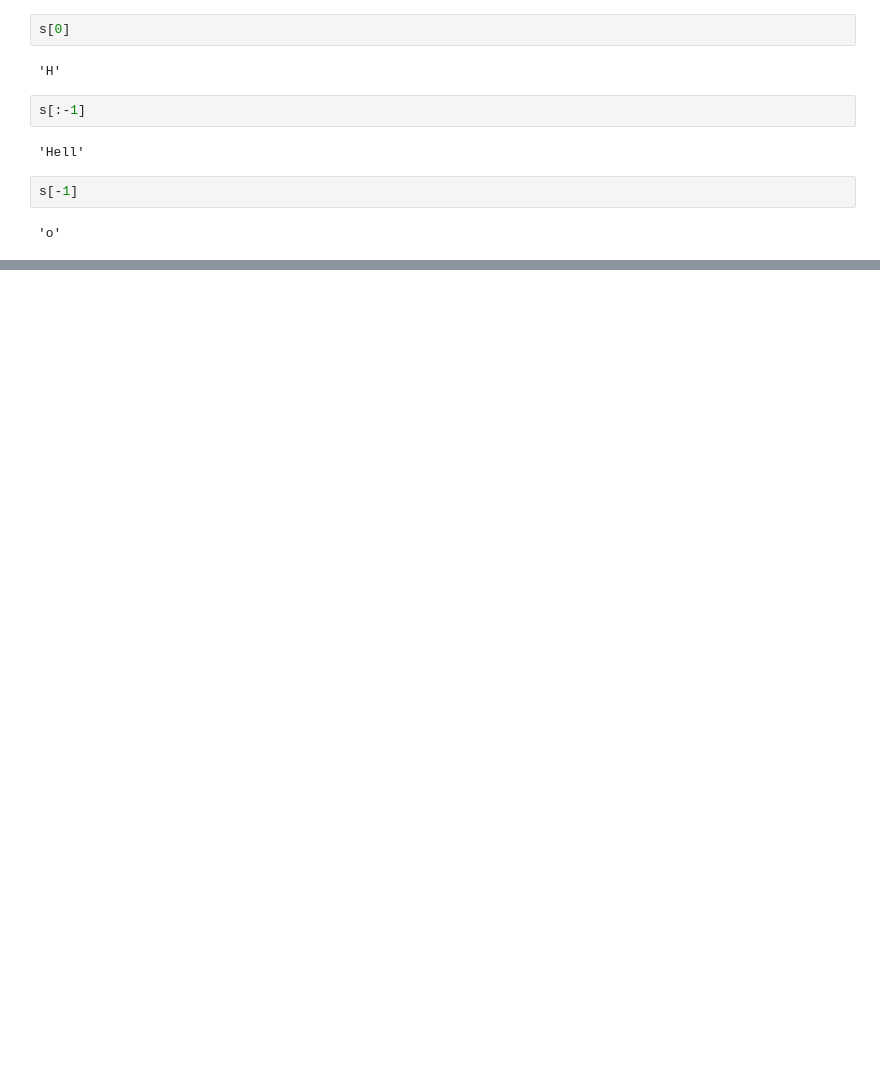
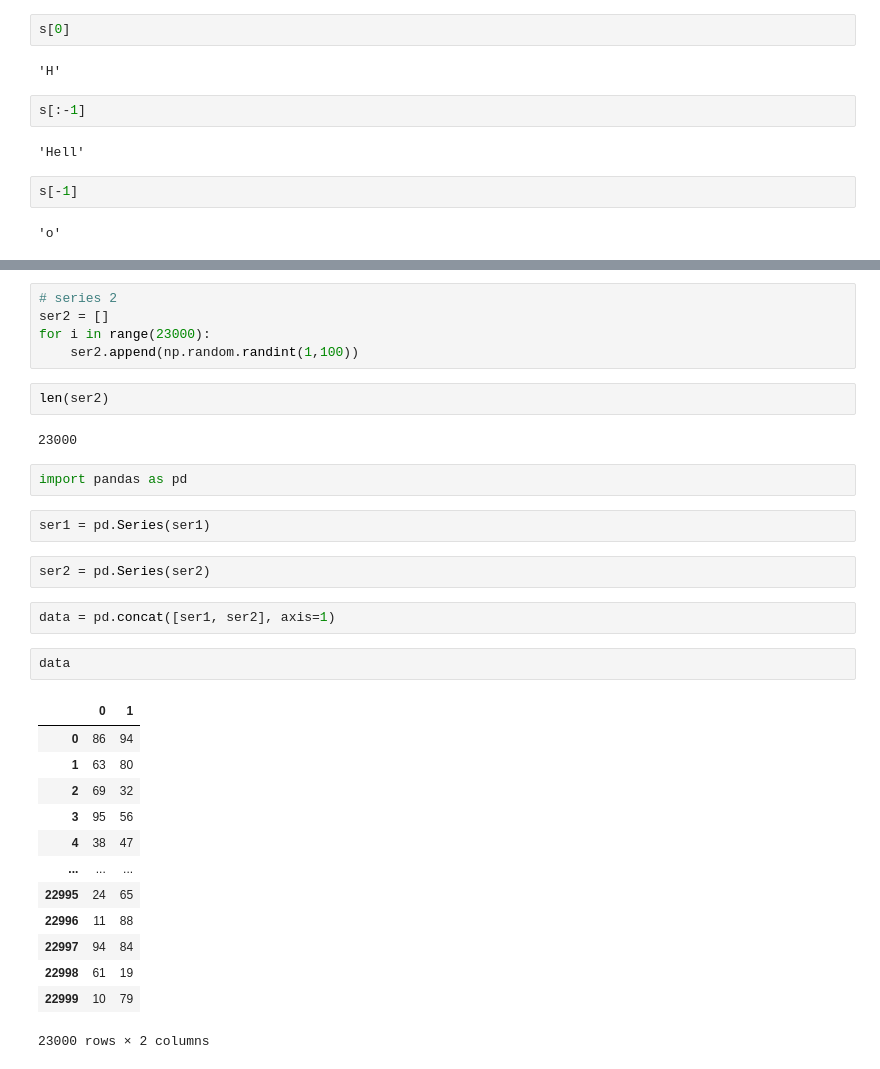
Before and after one commit to vmsgiridhar/AI2019, a Jupyter notebook: DS_Practice/NumpyPandas2020/Refactored_Py_DS_ML_Bootcamp-master/01-Python-Crash-Course/PythonPrac.ipynb, the cells around one changed output, grey strips where cells are left out. Saved outputs shown, nothing was run; the diff lists cells and outputs as text; blank space fills up the shorter version.

```diff
--- a/DS_Practice/NumpyPandas2020/Refactored_Py_DS_ML_Bootcamp-master/01-Python-Crash-Course/PythonPrac.ipynb
+++ b/DS_Practice/NumpyPandas2020/Refactored_Py_DS_ML_Bootcamp-master/01-Python-Crash-Course/PythonPrac.ipynb
@@ -62,0 +172,33 @@ s[::-1]
+# %%
+# series 2
+ser2 = []
+for i in range(23000):
+    ser2.append(np.random.randint(1,100))
+# %%
+len(ser2)
+# %% [output]
+23000
+# %%
+import pandas as pd
+# %%
+ser1 = pd.Series(ser1)
+# %%
+ser2 = pd.Series(ser2)
+# %%
+data = pd.concat([ser1, ser2], axis=1)
+# %%
+data
+# %% [output]
+|  | 0 | 1 |
+| 0 | 86 | 94 |
+| 1 | 63 | 80 |
+| 2 | 69 | 32 |
+| 3 | 95 | 56 |
+| 4 | 38 | 47 |
+| ... | ... | ... |
+| 22995 | 24 | 65 |
+| 22996 | 11 | 88 |
+| 22997 | 94 | 84 |
+| 22998 | 61 | 19 |
+| 22999 | 10 | 79 |
+23000 rows × 2 columns
```
Also changed, not shown: parts of 109 cells of this notebook.
